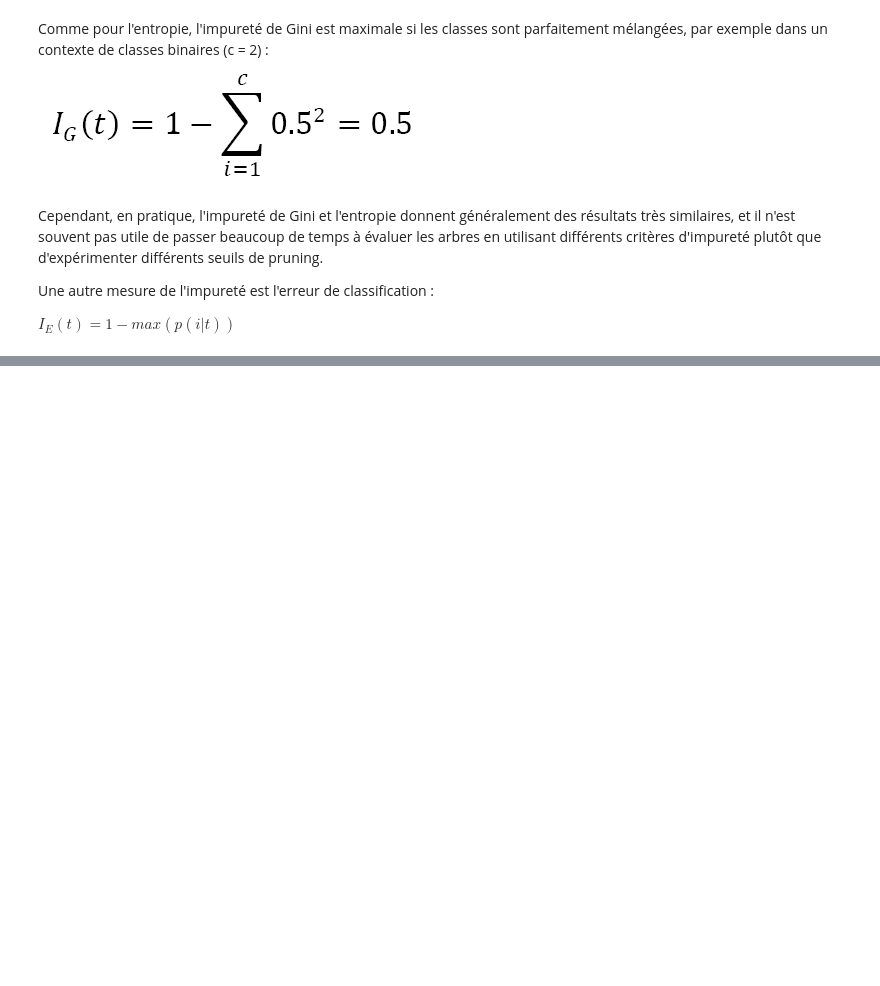
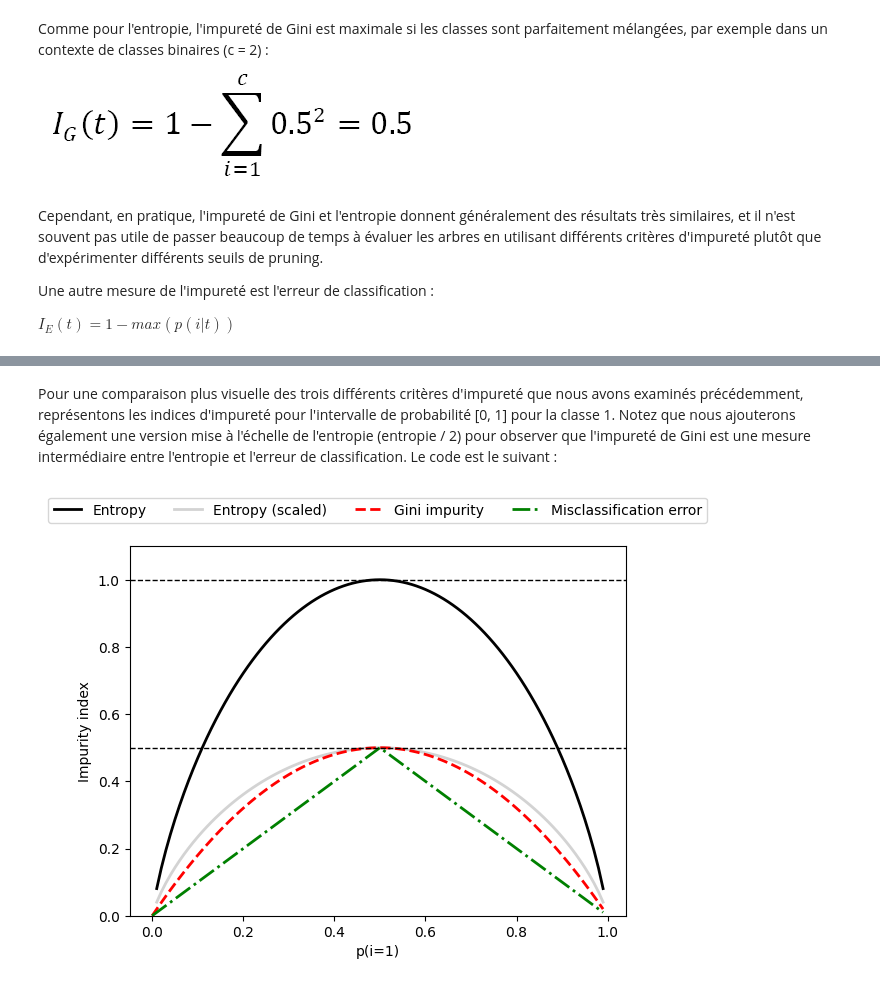
Before and after one commit to EMSIMa/ML-DL, a Jupyter notebook: 02_Sklearn_Classification_Algs.ipynb, the cells around one changed output, grey strips where cells are left out. Cells and saved outputs as stored; diff of their text form; code cells hidden in the pictures; blank space fills up the shorter version.

```diff
--- a/02_Sklearn_Classification_Algs.ipynb
+++ b/02_Sklearn_Classification_Algs.ipynb
@@ -704,0 +721,45 @@ $I_E(t) = 1 - max(p(i|t))$
+# %% [markdown]
+Pour une comparaison plus visuelle des trois différents critères d'impureté que nous avons examinés précédemment, représentons les indices d'impureté pour l'intervalle de probabilité [0, 1] pour la classe 1. Notez que nous ajouterons également une version mise à l'échelle de l'entropie (entropie / 2) pour observer que l'impureté de Gini est une mesure intermédiaire entre l'entropie et l'erreur de classification. Le code est le suivant :
+# %%
+import matplotlib.pyplot as plt
+import numpy as np
+
+
+def gini(p):
+    return p * (1 - p) + (1 - p) * (1 - (1 - p))
+
+
+def entropy(p):
+    return - p * np.log2(p) - (1 - p) * np.log2((1 - p))
+
+
+def error(p):
+    return 1 - np.max([p, 1 - p])
+
+x = np.arange(0.0, 1.0, 0.01)
+
+ent = [entropy(p) if p != 0 else None for p in x]
+sc_ent = [e * 0.5 if e else None for e in ent]
+err = [error(i) for i in x]
+
+fig = plt.figure()
+ax = plt.subplot(111)
+for i, lab, ls, c, in zip([ent, sc_ent, gini(x), err],
+                          ['Entropy', 'Entropy (scaled)',
+                           'Gini impurity', 'Misclassification error'],
+                          ['-', '-', '--', '-.'],
+                          ['black', 'lightgray', 'red', 'green', 'cyan']):
+    line = ax.plot(x, i, label=lab, linestyle=ls, lw=2, color=c)
+
+ax.legend(loc='upper center', bbox_to_anchor=(0.5, 1.15),
+          ncol=5, fancybox=True, shadow=False)
+
+ax.axhline(y=0.5, linewidth=1, color='k', linestyle='--')
+ax.axhline(y=1.0, linewidth=1, color='k', linestyle='--')
+plt.ylim([0, 1.1])
+plt.xlabel('p(i=1)')
+plt.ylabel('Impurity index')
+#plt.savefig('figures/03_19.png', dpi=300, bbox_inches='tight')
+plt.show()
+# %% [output]
+[figure, added]
```
Also changed, not shown: parts of 18 cells of this notebook.
